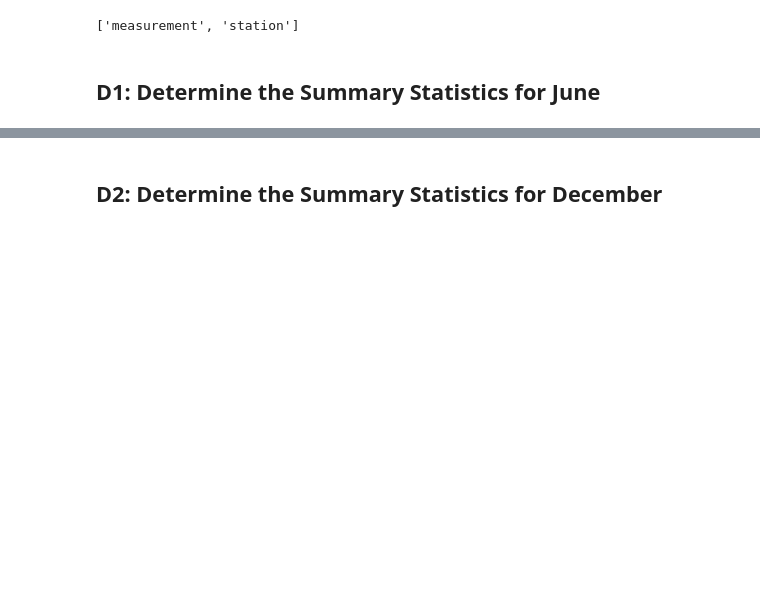
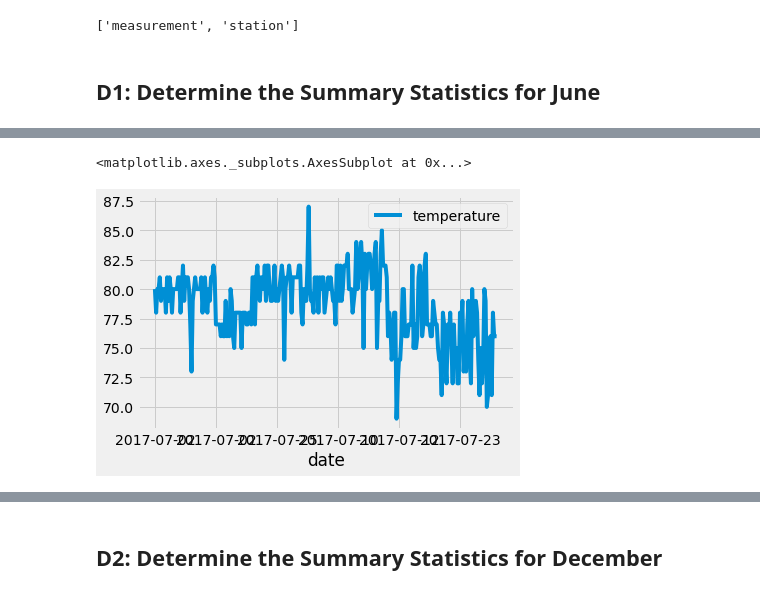
Before and after one commit to Mattiejordan/surfs_up, a Jupyter notebook: SurfsUp_Challenge.ipynb, the cells around one changed output, grey strips where cells are left out. Saved outputs shown, nothing was run; the diff lists cells and outputs as text; code cells hidden in the pictures; blank space fills up the shorter version.

```diff
--- a/SurfsUp_Challenge.ipynb
+++ b/SurfsUp_Challenge.ipynb
@@ -1,12 +1,19 @@
 # %%
 # Dependencies
 import numpy as np
+import pandas as pd
+import datetime as dt
 
 # Python SQL toolkit and Object Relational Mapper
 import sqlalchemy
 from sqlalchemy.ext.automap import automap_base
 from sqlalchemy.orm import Session
 from sqlalchemy import create_engine, func
+
+%matplotlib inline
+from matplotlib import style
+style.use('fivethirtyeight')
+import matplotlib.pyplot as plt
 # %%
 engine = create_engine("sqlite:///hawaii.sqlite")
 
@@ -30,14 +55,11 @@ Base.classes.keys()
 # %%
-# 1. Import the sqlalchemy extract function.
-from sqlalchemy import extract
+# 2. Write a query that filters the Measurement table to retrieve the temperatures for the month of June.
 
-# 2. Write a query that filters the Measurement table to retrieve the temperatures for the month of June.
-results = session.query(Measurement.date, Measurement.prcp).all()
 
 all_june = dt.date(2017, 8, 1)
 all_june = dt.date(2017, 8, 1) - dt.timedelta(days=30)
 
-results = session.query(Measurement.date, Measurement.prcp).filter(Measurement.date >= all_june).all()
+results = session.query(Measurement.date, Measurement.tobs).filter(Measurement.date >= all_june).all()
 
 print(results)
 # %% [output]
@@ -47,2 +90,5 @@ NameError: name 'dt' is not defined
 # %%
 # 4. Create a DataFrame from the list of temperatures for the month of June.
+df = pd.DataFrame(results, columns=['date','temperature'])
+df.set_index(df['date'], inplace=True)
+print(df)
@@ -49,2 +111,7 @@ NameError: name 'dt' is not defined
+# %%
+df.plot()
+# %% [output]
+<matplotlib.axes._subplots.AxesSubplot at 0x...>
+[figure, added]
 # %%
 # 5. Calculate and print out the summary statistics for the June temperature DataFrame.
```
Also changed, not shown: parts of 11 cells of this notebook.
